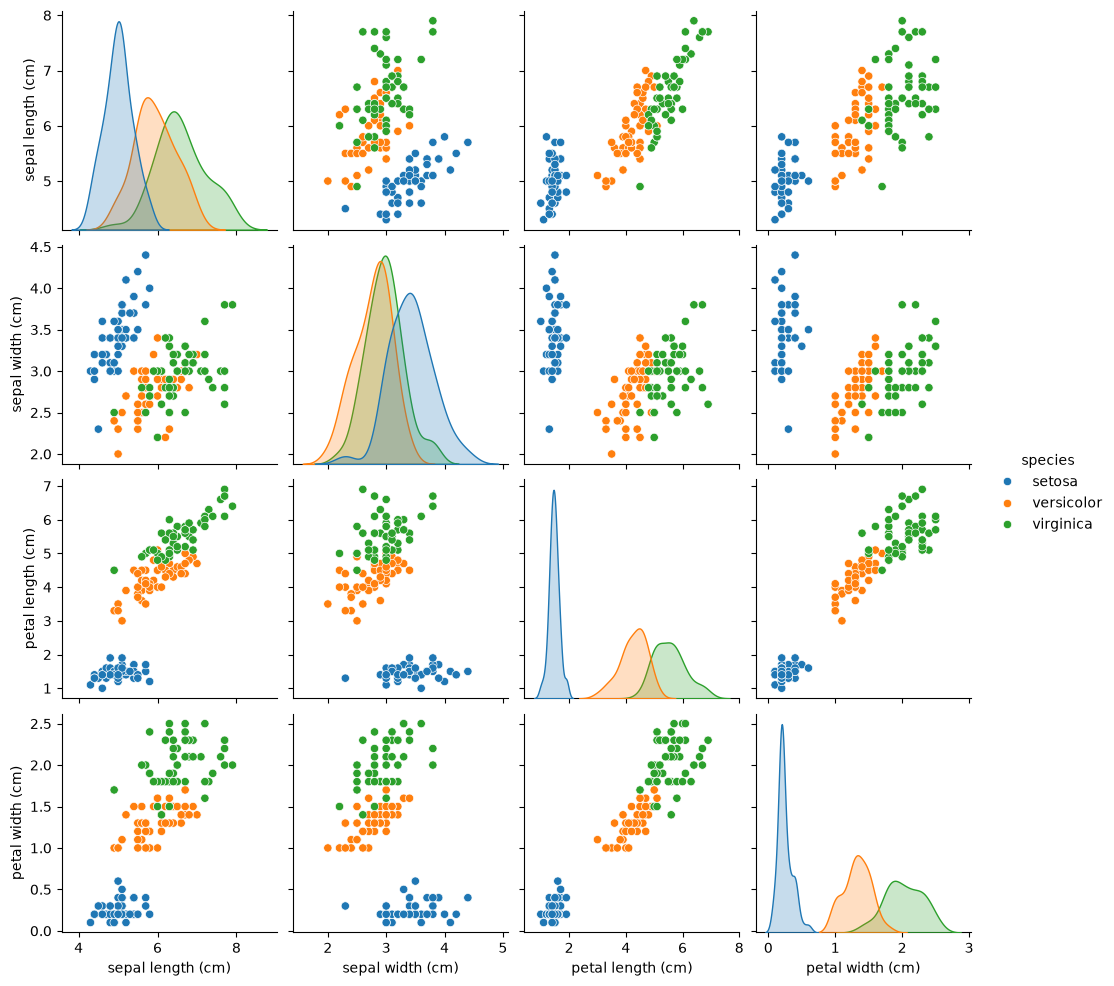
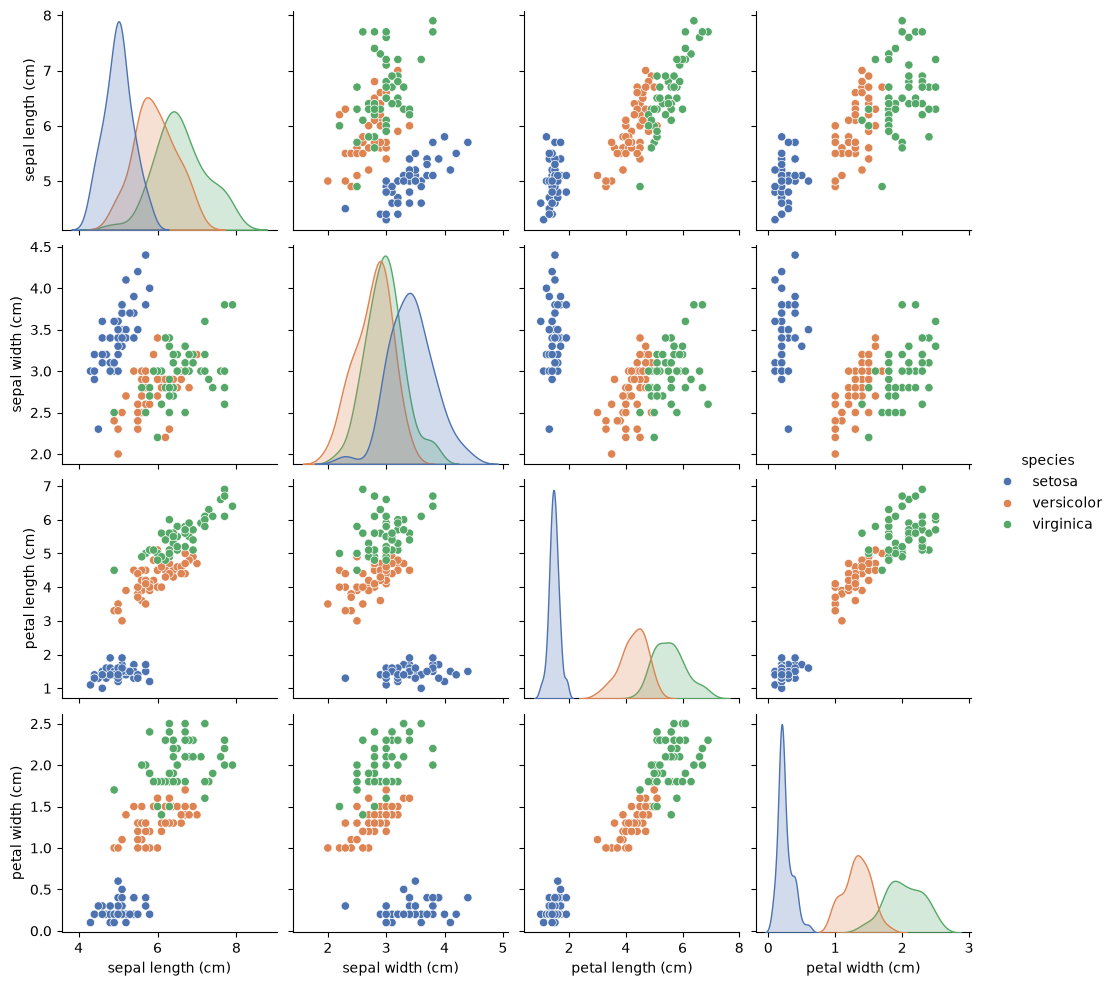
Unified diff of the notebook cell whose output changed from the first chart to the second:
--- before
+++ after
@@ -1,2 +1,2 @@
-sns.pairplot(df, hue="species", diag_kind="kde")
+sns.pairplot(df, hue="species", diag_kind="kde", palette="deep")
 plt.show()

Commit: week02: hoan thanh bai tap buoi 2